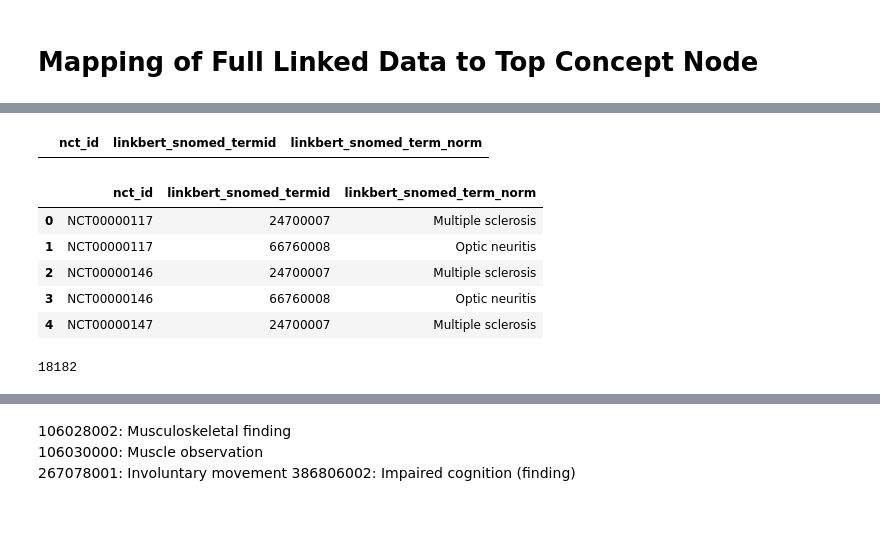
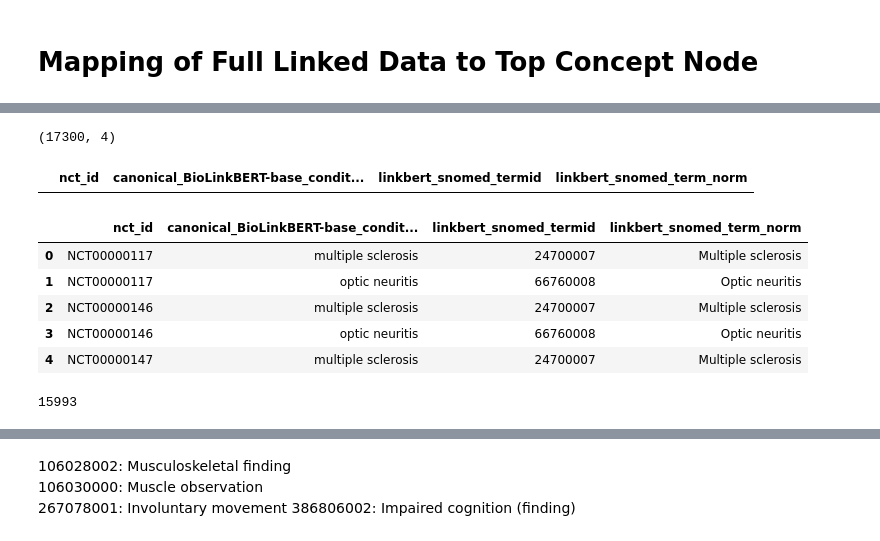
Before and after one commit to Ineichen-Group/NeuroTrialAnalysis, a Jupyter notebook: 03-sapbert-snomed-linking.ipynb, the cells around one changed output, grey strips where cells are left out. Drawn from its saved outputs; the diff is of its cells as text; code cells hidden in the pictures.

```diff
--- a/03-sapbert-snomed-linking.ipynb
+++ b/03-sapbert-snomed-linking.ipynb
@@ -903,5 +934,9 @@ snomed_node_hierarchies.head()
 # %%
 model = 'linkbert'
-df_cond = pd.read_csv("data/annotated_aact/sapbert_normalized_annotations_linkbert_19607.csv")[['nct_id', f'{model}_snomed_termid',	f'{model}_snomed_term_norm']]
+if model  == 'linkbert':
+    ner_output_col = 'canonical_BioLinkBERT-base_conditions'
+else:
+    ner_output_col = 'canonical_aact_conditions'
+df_cond = pd.read_csv("data/annotated_aact/sapbert_normalized_annotations_linkbert_19607.csv")[['nct_id', ner_output_col, f'{model}_snomed_termid',	f'{model}_snomed_term_norm']]
 df_cond.head()
 # %% [output]
@@ -914,5 +949,5 @@ df_cond.head()
 # %%
-columns_to_explode = [f'{model}_snomed_termid',	f'{model}_snomed_term_norm']
+columns_to_explode = [ner_output_col, f'{model}_snomed_termid',	f'{model}_snomed_term_norm']
 
 for col in columns_to_explode:
     # Convert column to string, but handle None correctly
@@ -936,24 +988,29 @@ df_cond
+# %%
+df_cond_filtered = df_cond[df_cond['canonical_BioLinkBERT-base_conditions'].apply(len) == df_cond['linkbert_snomed_termid'].apply(len)]
+df_cond_filtered.shape
+# %% [output]
+(17300, 4)
 # %%
 df_non_standard_types = df_cond[df_cond.applymap(lambda x: not isinstance(x, (int, float, str, tuple, list))).any(axis=1)]
 df_non_standard_types
 # %% [output]
-|  | nct_id | linkbert_snomed_termid | linkbert_snomed_term_norm |
+|  | nct_id | canonical_BioLinkBERT-base_condit... | linkbert_snomed_termid | linkbert_snomed_term_norm |
 # %%
-df_exploded_cond = df_cond.explode(columns_to_explode).reset_index(drop=True)
+df_exploded_cond = df_cond_filtered.explode(columns_to_explode).reset_index(drop=True)
 df_exploded_cond.head()
 # %% [output]
-|  | nct_id | linkbert_snomed_termid | linkbert_snomed_term_norm |
-| 0 | NCT00000117 | 24700007 | Multiple sclerosis |
-| 1 | NCT00000117 | 66760008 | Optic neuritis |
-| 2 | NCT00000146 | 24700007 | Multiple sclerosis |
-| 3 | NCT00000146 | 66760008 | Optic neuritis |
-| 4 | NCT00000147 | 24700007 | Multiple sclerosis |
+|  | nct_id | canonical_BioLinkBERT-base_condit... | linkbert_snomed_termid | linkbert_snomed_term_norm |
+| 0 | NCT00000117 | multiple sclerosis | 24700007 | Multiple sclerosis |
+| 1 | NCT00000117 | optic neuritis | 66760008 | Optic neuritis |
+| 2 | NCT00000146 | multiple sclerosis | 24700007 | Multiple sclerosis |
+| 3 | NCT00000146 | optic neuritis | 66760008 | Optic neuritis |
+| 4 | NCT00000147 | multiple sclerosis | 24700007 | Multiple sclerosis |
 # %%
 df_exploded_cond = df_exploded_cond.dropna()
 # %%
 len(set(df_exploded_cond['nct_id']))
 # %% [output]
-18182
+15993
 # %%
 # If your IDs are stored as strings or if there's a type mismatch, explicitly convert them
 df_exploded_cond[f'{model}_snomed_termid'] = df_exploded_cond[f'{model}_snomed_termid'].astype(int)
```
Also changed, not shown: parts of 23 cells of this notebook, 3 other files.
